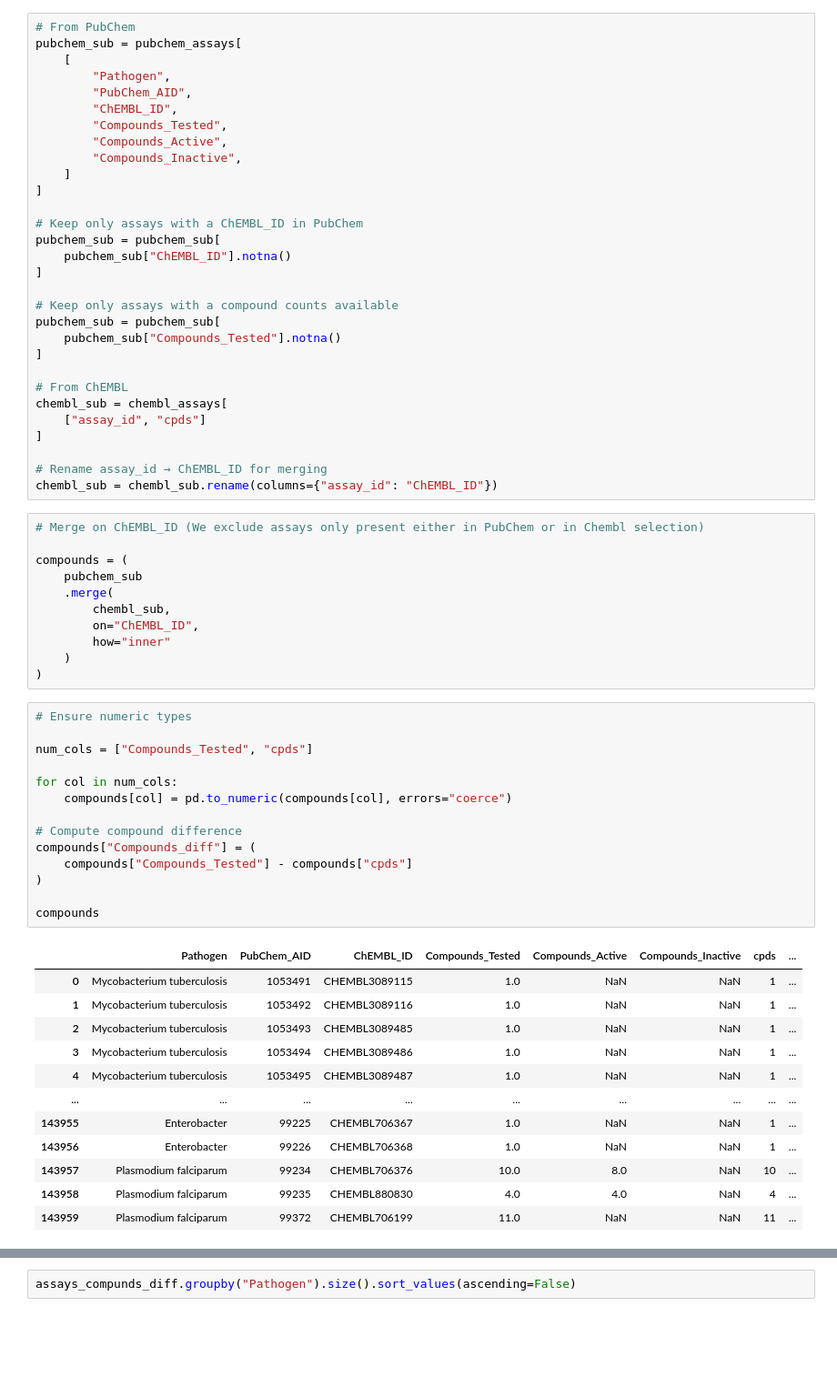
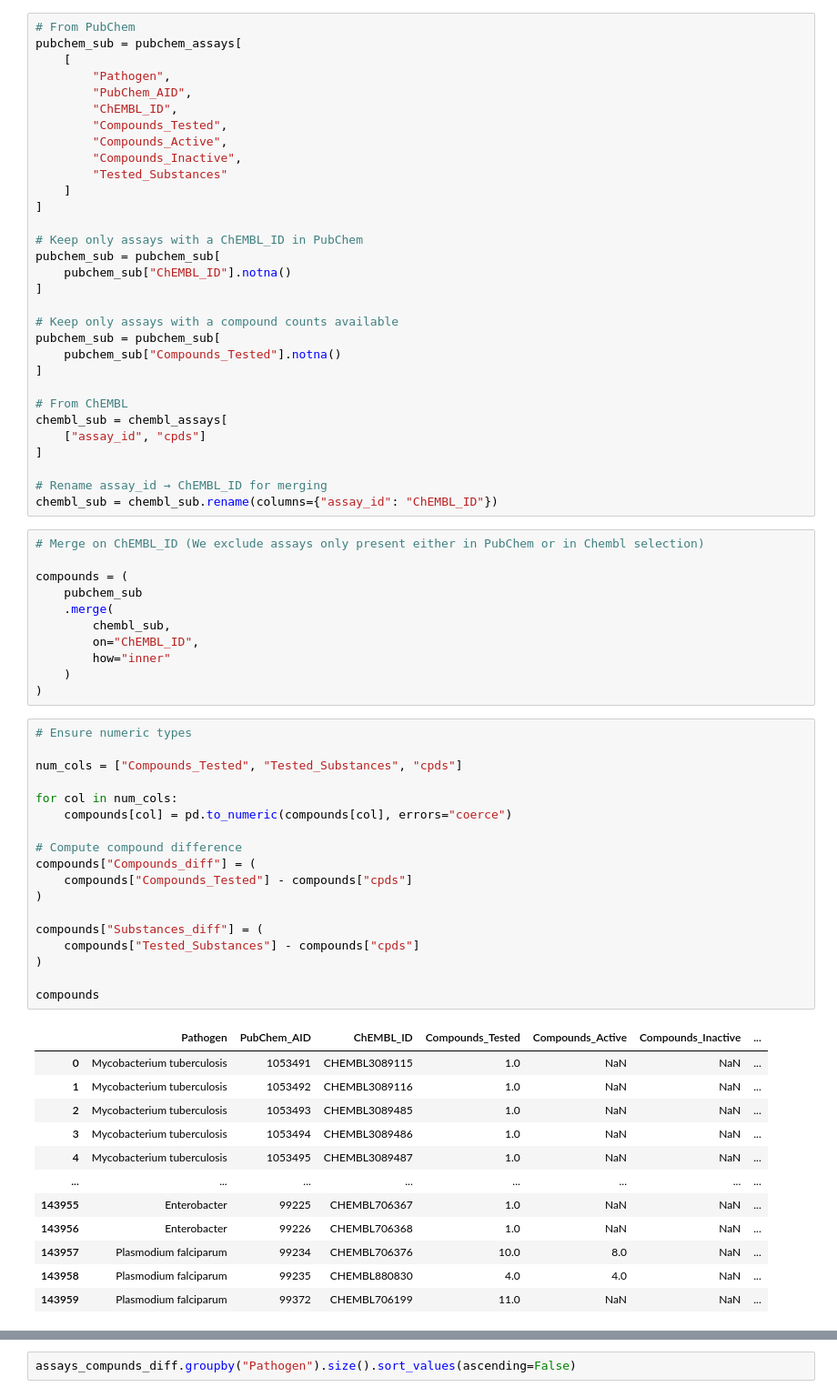
Before and after one commit to ersilia-os/pubchem-antimicrobial-tasks, a Jupyter notebook: notebooks/001_pathogens_of_interest_taxid.ipynb, the cells around one changed output, grey strips where cells are left out. Shown at 91% size. Saved outputs shown, nothing was run; the diff lists cells and outputs as text; blank space fills up the shorter version.

Commit message:
compound vs substance

```diff
--- a/notebooks/001_pathogens_of_interest_taxid.ipynb
+++ b/notebooks/001_pathogens_of_interest_taxid.ipynb
@@ -1442,6 +1456,7 @@ pubchem_sub = pubchem_assays[
         "Compounds_Tested",
         "Compounds_Active",
         "Compounds_Inactive",
+        "Tested_Substances"
     ]
 ]
 
@@ -1476,27 +1491,31 @@ compounds = (
 # %%
 # Ensure numeric types
 
-num_cols = ["Compounds_Tested", "cpds"]
+num_cols = ["Compounds_Tested", "Tested_Substances", "cpds"]
 
 for col in num_cols:
     compounds[col] = pd.to_numeric(compounds[col], errors="coerce")
 
 # Compute compound difference
 compounds["Compounds_diff"] = (
     compounds["Compounds_Tested"] - compounds["cpds"]
 )
 
+compounds["Substances_diff"] = (
+    compounds["Tested_Substances"] - compounds["cpds"]
+)
+
 compounds
 # %% [output]
-|  | Pathogen | PubChem_AID | ChEMBL_ID | Compounds_Tested | Compounds_Active | Compounds_Inactive | cpds | ... |
-| 0 | Mycobacterium tuberculosis | 1053491 | CHEMBL3089115 | 1.0 | NaN | NaN | 1 | ... |
-| 1 | Mycobacterium tuberculosis | 1053492 | CHEMBL3089116 | 1.0 | NaN | NaN | 1 | ... |
-| 2 | Mycobacterium tuberculosis | 1053493 | CHEMBL3089485 | 1.0 | NaN | NaN | 1 | ... |
-| 3 | Mycobacterium tuberculosis | 1053494 | CHEMBL3089486 | 1.0 | NaN | NaN | 1 | ... |
-| 4 | Mycobacterium tuberculosis | 1053495 | CHEMBL3089487 | 1.0 | NaN | NaN | 1 | ... |
-| ... | ... | ... | ... | ... | ... | ... | ... | ... |
-| 143955 | Enterobacter | 99225 | CHEMBL706367 | 1.0 | NaN | NaN | 1 | ... |
-| 143956 | Enterobacter | 99226 | CHEMBL706368 | 1.0 | NaN | NaN | 1 | ... |
-| 143957 | Plasmodium falciparum | 99234 | CHEMBL706376 | 10.0 | 8.0 | NaN | 10 | ... |
-| 143958 | Plasmodium falciparum | 99235 | CHEMBL880830 | 4.0 | 4.0 | NaN | 4 | ... |
-| 143959 | Plasmodium falciparum | 99372 | CHEMBL706199 | 11.0 | NaN | NaN | 11 | ... |
+|  | Pathogen | PubChem_AID | ChEMBL_ID | Compounds_Tested | Compounds_Active | Compounds_Inactive | ... |
+| 0 | Mycobacterium tuberculosis | 1053491 | CHEMBL3089115 | 1.0 | NaN | NaN | ... |
+| 1 | Mycobacterium tuberculosis | 1053492 | CHEMBL3089116 | 1.0 | NaN | NaN | ... |
+| 2 | Mycobacterium tuberculosis | 1053493 | CHEMBL3089485 | 1.0 | NaN | NaN | ... |
+| 3 | Mycobacterium tuberculosis | 1053494 | CHEMBL3089486 | 1.0 | NaN | NaN | ... |
+| 4 | Mycobacterium tuberculosis | 1053495 | CHEMBL3089487 | 1.0 | NaN | NaN | ... |
+| ... | ... | ... | ... | ... | ... | ... | ... |
+| 143955 | Enterobacter | 99225 | CHEMBL706367 | 1.0 | NaN | NaN | ... |
+| 143956 | Enterobacter | 99226 | CHEMBL706368 | 1.0 | NaN | NaN | ... |
+| 143957 | Plasmodium falciparum | 99234 | CHEMBL706376 | 10.0 | 8.0 | NaN | ... |
+| 143958 | Plasmodium falciparum | 99235 | CHEMBL880830 | 4.0 | 4.0 | NaN | ... |
+| 143959 | Plasmodium falciparum | 99372 | CHEMBL706199 | 11.0 | NaN | NaN | ... |
```
Also changed, not shown: parts of 7 cells of this notebook, 1 other file.
